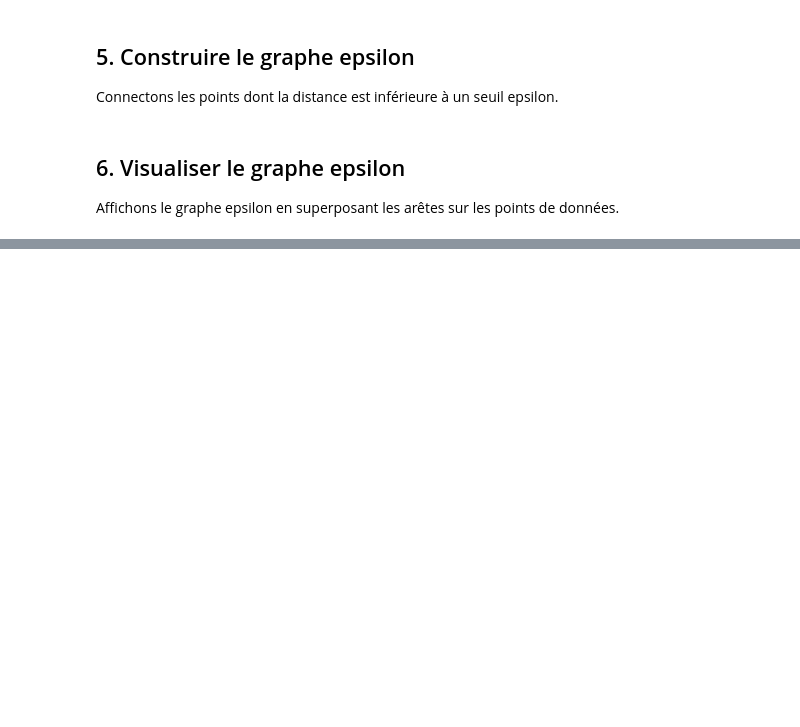
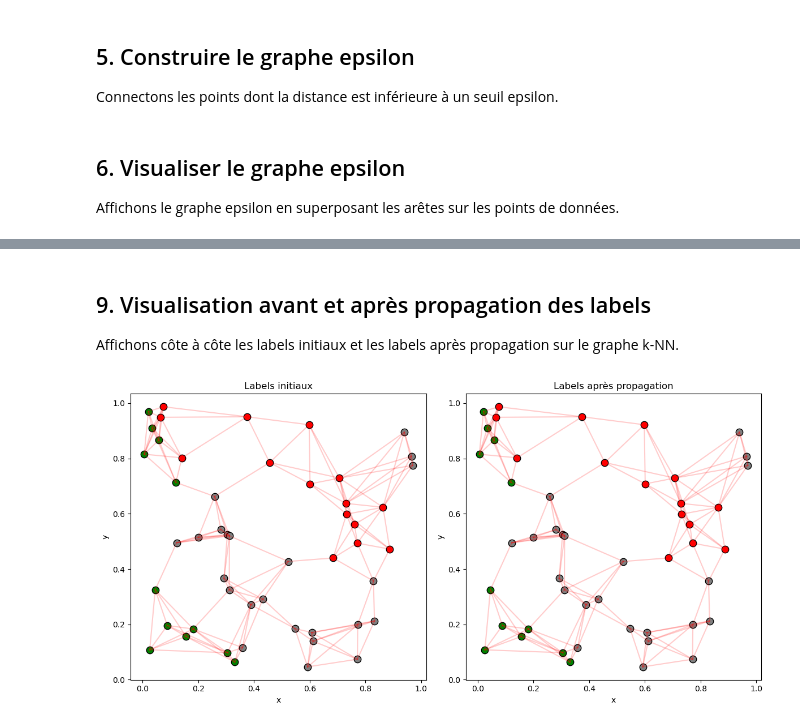
Before and after one commit to youssef-mesri/TR-Data-Soph.IA, a Jupyter notebook: labs/graphe_knn_epsilon.ipynb, the cells around one changed output, grey strips where cells are left out. Cells and saved outputs as stored; diff of their text form; code cells hidden in the pictures; blank space fills up the shorter version.

```diff
--- a/labs/graphe_knn_epsilon.ipynb
+++ b/labs/graphe_knn_epsilon.ipynb
@@ -76,0 +177,30 @@ plt.show()
+# %% [markdown]
+## 9. Visualisation avant et après propagation des labels
+Affichons côte à côte les labels initiaux et les labels après propagation sur le graphe k-NN.
+# %%
+fig, axes = plt.subplots(1, 2, figsize=(12, 6))
+# Avant propagation
+colors = np.array(['red', 'green', 'gray'])
+for i in range(N):
+    axes[0].scatter(X[i,0], X[i,1], color=colors[labels[i] if labels[i] != -1 else 2], s=80, edgecolor='black')
+for edge in G_knn.edges():
+    x0, y0 = X[edge[0]]
+    x1, y1 = X[edge[1]]
+    axes[0].plot([x0, x1], [y0, y1], 'r-', alpha=0.2)
+axes[0].set_title('Labels initiaux')
+axes[0].set_xlabel('x')
+axes[0].set_ylabel('y')
+# Après propagation
+for i in range(N):
+    axes[1].scatter(X[i,0], X[i,1], color=colors[new_labels[i] if new_labels[i] != -1 else 2], s=80, edgecolor='black')
+for edge in G_knn.edges():
+    x0, y0 = X[edge[0]]
+    x1, y1 = X[edge[1]]
+    axes[1].plot([x0, x1], [y0, y1], 'r-', alpha=0.2)
+axes[1].set_title('Labels après propagation')
+axes[1].set_xlabel('x')
+axes[1].set_ylabel('y')
+plt.tight_layout()
+plt.show()
+# %% [output]
+[figure, added]
```
Also changed, not shown: parts of 11 cells of this notebook, 1 other file.
